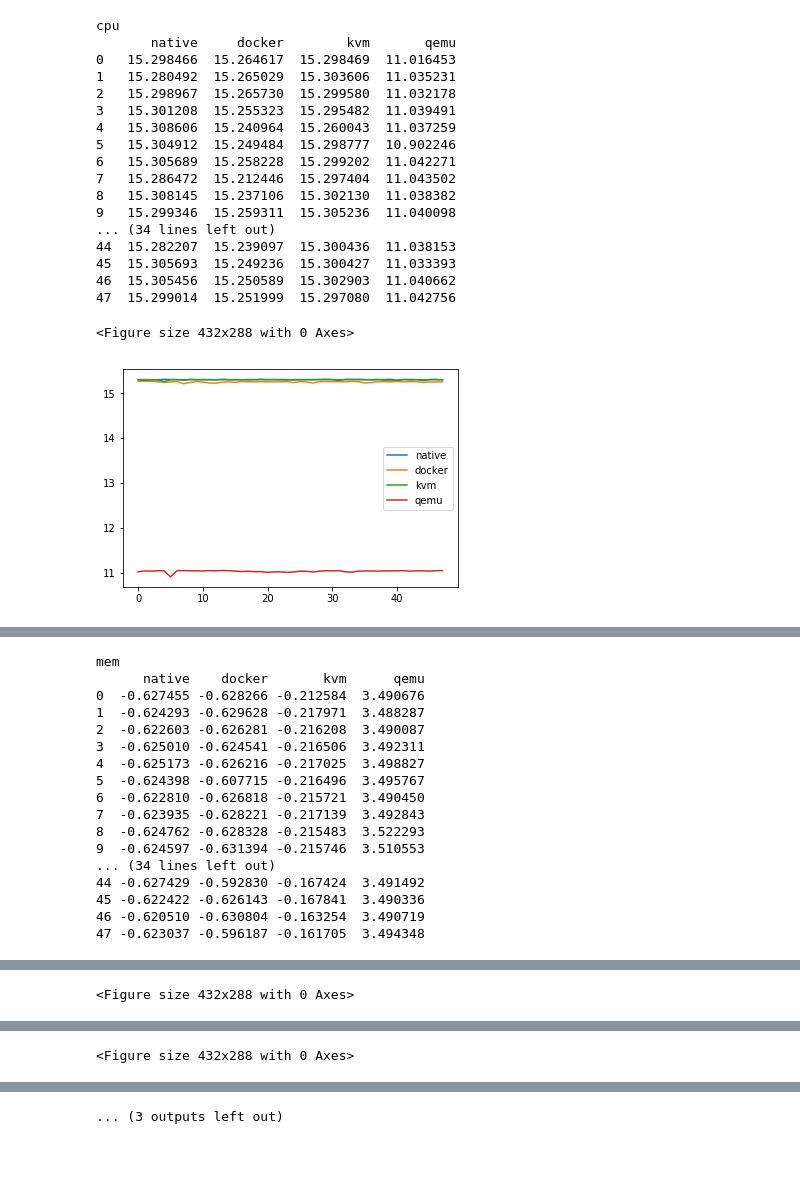
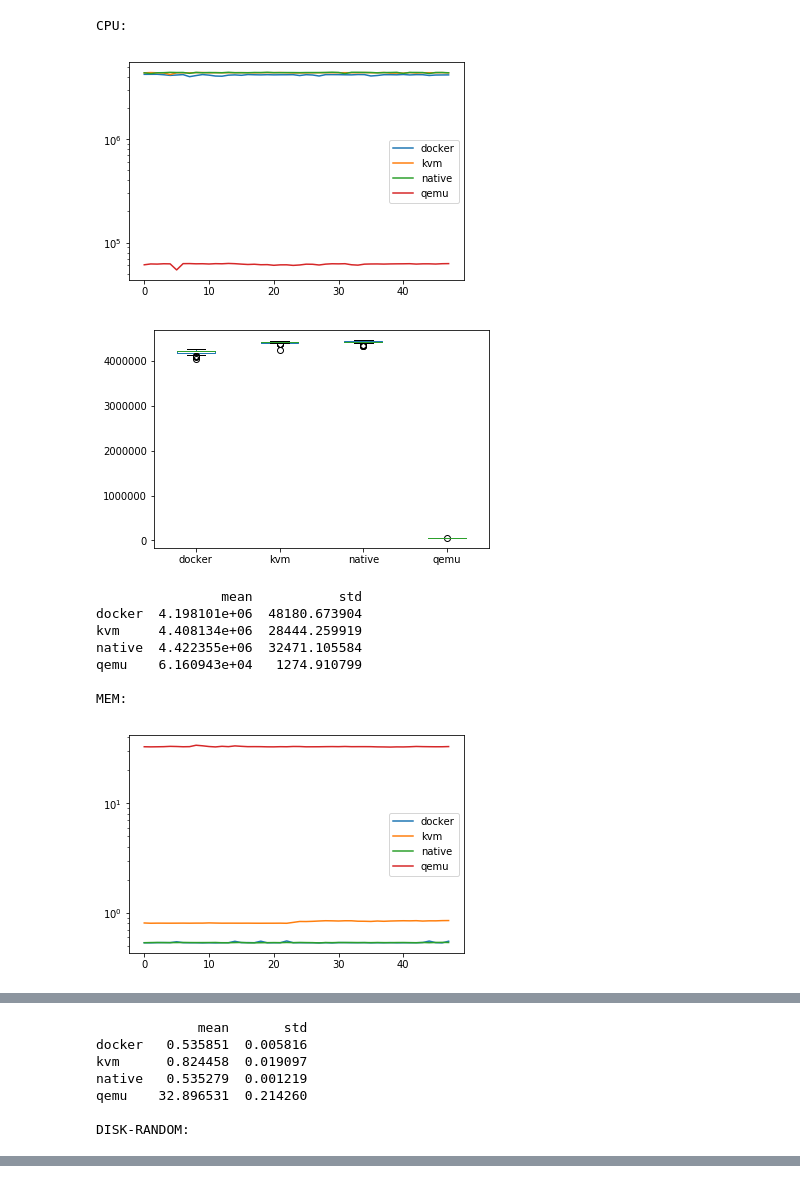
Before and after one commit to Miroka96/virtualization-benchmark, a Jupyter notebook: Analysis.ipynb, the cells around one changed output, grey strips where cells are left out. Drawn from its saved outputs; the diff is of its cells as text; code cells hidden in the pictures; blank space fills up the shorter version.

```diff
--- a/Analysis.ipynb
+++ b/Analysis.ipynb
@@ -4,45 +47,47 @@ benchmarks = ['cpu', 'mem', 'disk-random', 'fork', 'nginx']
 # %%
 import numpy as np
 import pandas as pd
 import matplotlib
 import matplotlib.pyplot as plt
 import math
+
+benchmark_results = dict()
 
 for benchmark in benchmarks:
     results = dict()
     for platform in platforms:
         filename = 'platforms/{}/{}-{}.csv'.format(platform, platform, benchmark)
         try:
             csv = open(filename)
         except:
             print("missing file {}".format(filename))
         else:
             values = [ line.split(",")[1].strip() for line in csv ][1:]
-            values = [ math.log(float(v)) for v in values ]
+            values = [ float(v) for v in values ]
             results[platform] = values
     combinedDf = pd.DataFrame(results)
-    print(benchmark)
-    print(combinedDf)
-    plt.figure()
-    combinedDf.plot()
+    print("{}:".format(benchmark.upper()))
+    # print(combinedDf)
+    # plt.figure()
+    combinedDf.plot(logy=True)
+    combinedDf.plot(kind='box')
     plt.show()
+    print(pd.concat([combinedDf.mean(), combinedDf.std()], keys=['mean', 'std'], axis=1))
+    print('')
+    benchmark_results[benchmark] = results #combinedDf
+data_hierarchical = {(outerKey, innerKey): values for outerKey, innerDict in benchmark_results.iteritems() for innerKey, values in innerDict.iteritems()}
+
+data = pd.DataFrame(data_hierarchical)
+data
 # %% [output]
-cpu
-       native     docker        kvm       qemu
-0   15.298466  15.264617  15.298469  11.016453
-1   15.280492  15.265029  15.303606  11.035231
-2   15.298967  15.265730  15.299580  11.032178
-3   15.301208  15.255323  15.295482  11.039491
-4   15.308606  15.240964  15.260043  11.037259
-5   15.304912  15.249484  15.298777  10.902246
-6   15.305689  15.258228  15.299202  11.042271
-7   15.286472  15.212446  15.297404  11.043502
-8   15.308145  15.237106  15.302130  11.038382
-9   15.299346  15.259311  15.305236  11.040098
-... (34 lines left out)
-44  15.282207  15.239097  15.300436  11.038153
-45  15.305693  15.249236  15.300427  11.033393
-46  15.305456  15.250589  15.302903  11.040662
-47  15.299014  15.251999  15.297080  11.042756
+CPU:
+[figure, new version]
+[figure, new version]
-<Figure size 432x288 with 0 Axes>
+                mean           std
+docker  4.198101e+06  48180.673904
+kvm     4.408134e+06  28444.259919
+native  4.422355e+06  32471.105584
+qemu    6.160943e+04   1274.910799
+
+MEM:
-[figure, old version]
+[figure, new version]
@@ -49,17 +95,7 @@ cpu
-mem
-      native    docker       kvm      qemu
-0  -0.627455 -0.628266 -0.212584  3.490676
-1  -0.624293 -0.629628 -0.217971  3.488287
-2  -0.622603 -0.626281 -0.216208  3.490087
-3  -0.625010 -0.624541 -0.216506  3.492311
-4  -0.625173 -0.626216 -0.217025  3.498827
-5  -0.624398 -0.607715 -0.216496  3.495767
-6  -0.622810 -0.626818 -0.215721  3.490450
-7  -0.623935 -0.628221 -0.217139  3.492843
-8  -0.624762 -0.628328 -0.215483  3.522293
-9  -0.624597 -0.631394 -0.215746  3.510553
-... (34 lines left out)
-44 -0.627429 -0.592830 -0.167424  3.491492
-45 -0.622422 -0.626143 -0.167841  3.490336
-46 -0.620510 -0.630804 -0.163254  3.490719
-47 -0.623037 -0.596187 -0.161705  3.494348
+             mean       std
+docker   0.535851  0.005816
+kvm      0.824458  0.019097
+native   0.535279  0.001219
+qemu    32.896531  0.214260
+
+DISK-RANDOM:
@@ -85 +113,0 @@ disk-random
-<Figure size 432x288 with 0 Axes>
@@ -104 +113,0 @@ fork
-<Figure size 432x288 with 0 Axes>
@@ -106 +113,0 @@ fork
-... (3 outputs left out)
```
Also changed, not shown: parts of 13 cells of this notebook, 1 other file.
